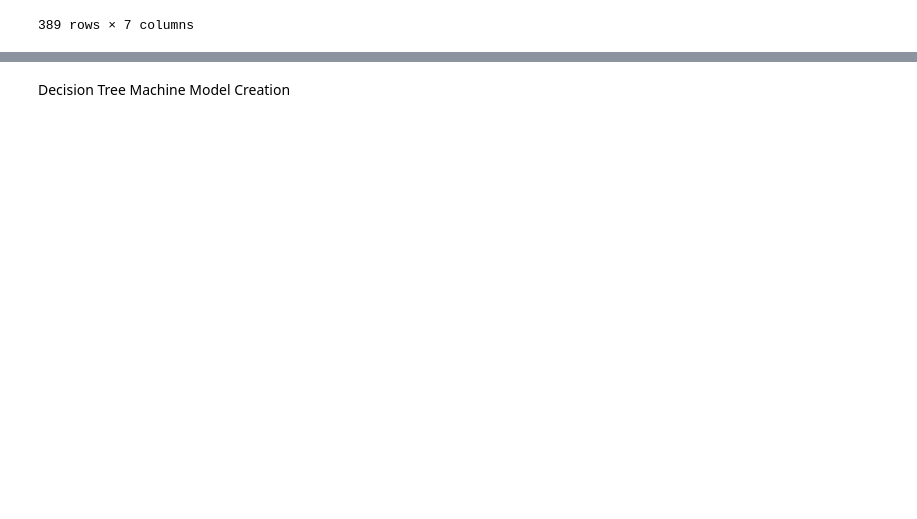
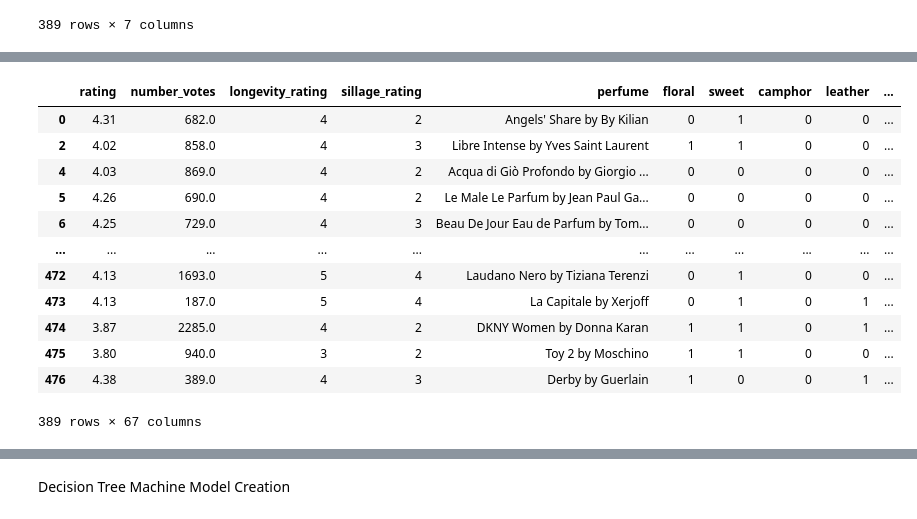
Before and after one commit to ThatCoryGirl/Project4-Perfume, a Jupyter notebook: MachineLearnTesting/Clean(er) Decision Tree.ipynb, the cells around one changed output, grey strips where cells are left out. Drawn from its saved outputs; the diff is of its cells as text; code cells hidden in the pictures; blank space fills up the shorter version.

Commit message:
created model for each scent

```diff
--- a/MachineLearnTesting/Clean(er) Decision Tree.ipynb
+++ b/MachineLearnTesting/Clean(er) Decision Tree.ipynb
@@ -239,0 +246,35 @@ cleaned_perfume_df
+# %%
+# Get unique scents from main_accords column
+unique_scents = set()
+for accords in cleaned_perfume_df['main_accords']:
+    unique_scents.update(accords.split())
+
+# Create new columns for each scent
+for scent in unique_scents:
+    cleaned_perfume_df[scent] = 0
+
+# Iterate over rows and set scent columns
+for idx, row in cleaned_perfume_df.iterrows():
+    accords = row['main_accords'].split()
+    for scent in accords:
+        cleaned_perfume_df.at[idx, scent] = 1
+
+# Dropping the original 'main_accords' column if needed
+cleaned_perfume_df.drop('main_accords', axis=1, inplace=True)
+
+# Preview Dataframe
+cleaned_perfume_df
+# %% [output]
+|  | rating | number_votes | longevity_rating | sillage_rating | perfume | floral | sweet | camphor | leather | ... |
+| 0 | 4.31 | 682.0 | 4 | 2 | Angels' Share by By Kilian | 0 | 1 | 0 | 0 | ... |
+| 2 | 4.02 | 858.0 | 4 | 3 | Libre Intense by Yves Saint Laurent | 1 | 1 | 0 | 0 | ... |
+| 4 | 4.03 | 869.0 | 4 | 2 | Acqua di Giò Profondo by Giorgio ... | 0 | 0 | 0 | 0 | ... |
+| 5 | 4.26 | 690.0 | 4 | 2 | Le Male Le Parfum by Jean Paul Ga... | 0 | 0 | 0 | 0 | ... |
+| 6 | 4.25 | 729.0 | 4 | 3 | Beau De Jour Eau de Parfum by Tom... | 0 | 0 | 0 | 0 | ... |
+| ... | ... | ... | ... | ... | ... | ... | ... | ... | ... | ... |
+| 472 | 4.13 | 1693.0 | 5 | 4 | Laudano Nero by Tiziana Terenzi | 0 | 1 | 0 | 0 | ... |
+| 473 | 4.13 | 187.0 | 5 | 4 | La Capitale by Xerjoff | 0 | 1 | 0 | 1 | ... |
+| 474 | 3.87 | 2285.0 | 4 | 2 | DKNY Women by Donna Karan | 1 | 1 | 0 | 1 | ... |
+| 475 | 3.80 | 940.0 | 3 | 2 | Toy 2 by Moschino | 1 | 1 | 0 | 0 | ... |
+| 476 | 4.38 | 389.0 | 4 | 3 | Derby by Guerlain | 1 | 0 | 0 | 1 | ... |
+389 rows × 67 columns
```
Also changed, not shown: parts of 16 cells of this notebook.
